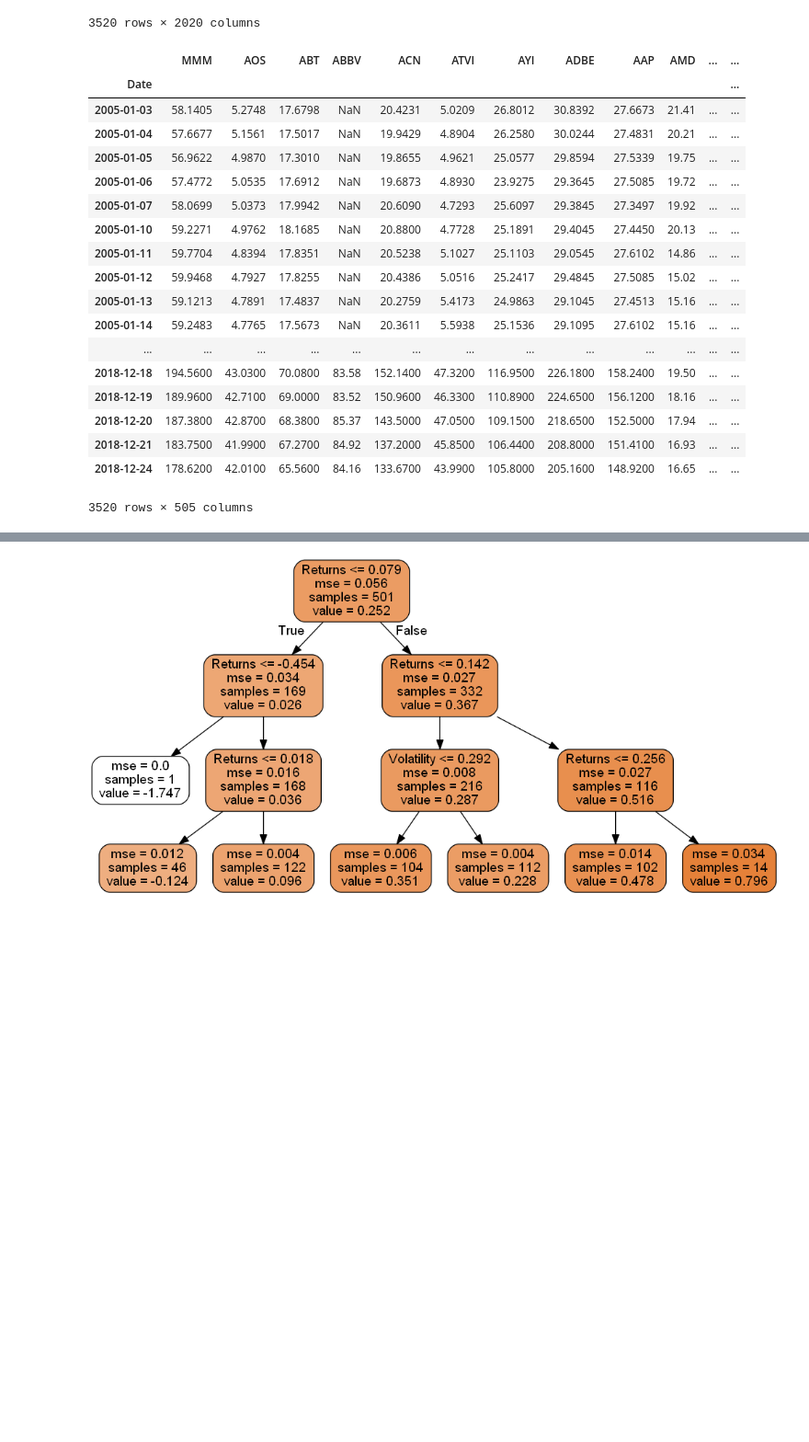
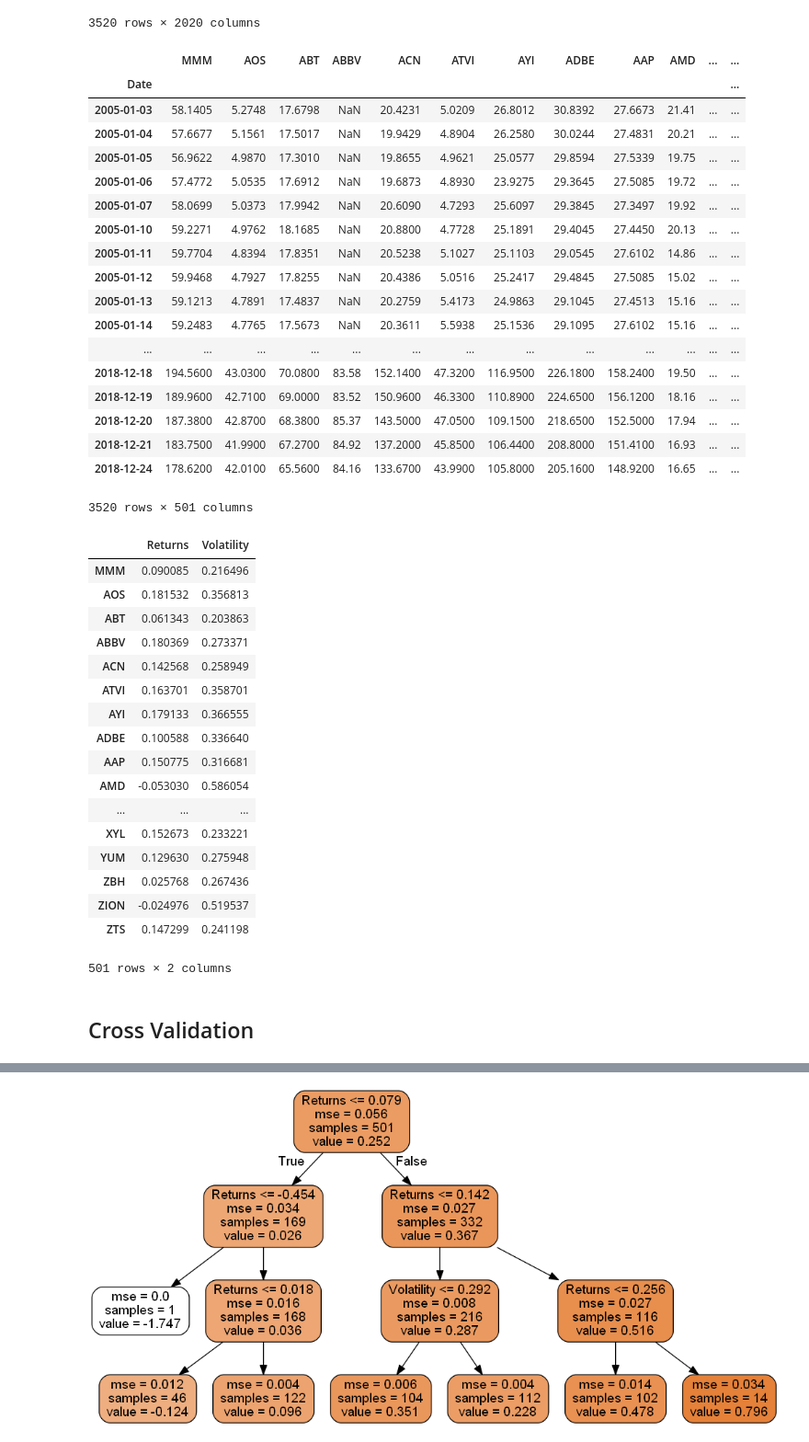
Before and after one commit to wch5621628/STAT3612, a Jupyter notebook: Tree.ipynb, the cells around one changed output, grey strips where cells are left out. Shown at 92% size. Cells and saved outputs as stored; diff of their text form; code cells hidden in the pictures; blank space fills up the shorter version.

```diff
--- a/Tree.ipynb
+++ b/Tree.ipynb
@@ -43,6 +43,8 @@ subcol = ['Adj Open', 'Adj High', 'Adj Low']
 sp500_sorted = sp500.drop(subcol, level = 1, axis = 1)
 #drop sub colums level 1
 sp500_sorted.columns = sp500_sorted.columns.droplevel(1)
+deleted_stocks = ['BHGE', 'BHF', 'DWDP', 'DXC'] # No data before 2017, unable to predict, risky to invest
+sp500_sorted = sp500_sorted.drop(deleted_stocks, axis = 1)
 sp500_sorted
 # %% [output]
 |  | MMM | AOS | ABT | ABBV | ACN | ATVI | AYI | ADBE | AAP | AMD | ... | ... |
@@ -63,4 +65,4 @@ sp500_sorted
 | 2018-12-20 | 187.3800 | 42.8700 | 68.3800 | 85.37 | 143.5000 | 47.0500 | 109.1500 | 218.6500 | 152.5000 | 17.94 | ... | ... |
 | 2018-12-21 | 183.7500 | 41.9900 | 67.2700 | 84.92 | 137.2000 | 45.8500 | 106.4400 | 208.8000 | 151.4100 | 16.93 | ... | ... |
 | 2018-12-24 | 178.6200 | 42.0100 | 65.5600 | 84.16 | 133.6700 | 43.9900 | 105.8000 | 205.1600 | 148.9200 | 16.65 | ... | ... |
-3520 rows × 505 columns
+3520 rows × 501 columns
@@ -66,0 +77,21 @@ sp500_sorted
+# %%
+returns
+# %% [output]
+|  | Returns | Volatility |
+| MMM | 0.090085 | 0.216496 |
+| AOS | 0.181532 | 0.356813 |
+| ABT | 0.061343 | 0.203863 |
+| ABBV | 0.180369 | 0.273371 |
+| ACN | 0.142568 | 0.258949 |
+| ATVI | 0.163701 | 0.358701 |
+| AYI | 0.179133 | 0.366555 |
+| ADBE | 0.100588 | 0.336640 |
+| AAP | 0.150775 | 0.316681 |
+| AMD | -0.053030 | 0.586054 |
+| ... | ... | ... |
+| XYL | 0.152673 | 0.233221 |
+| YUM | 0.129630 | 0.275948 |
+| ZBH | 0.025768 | 0.267436 |
+| ZION | -0.024976 | 0.519537 |
+| ZTS | 0.147299 | 0.241198 |
+501 rows × 2 columns
@@ -67 +103,3 @@ sp500_sorted
+# %% [markdown]
+## Cross Validation
 # %%
```
Also changed, not shown: parts of 15 cells of this notebook.
